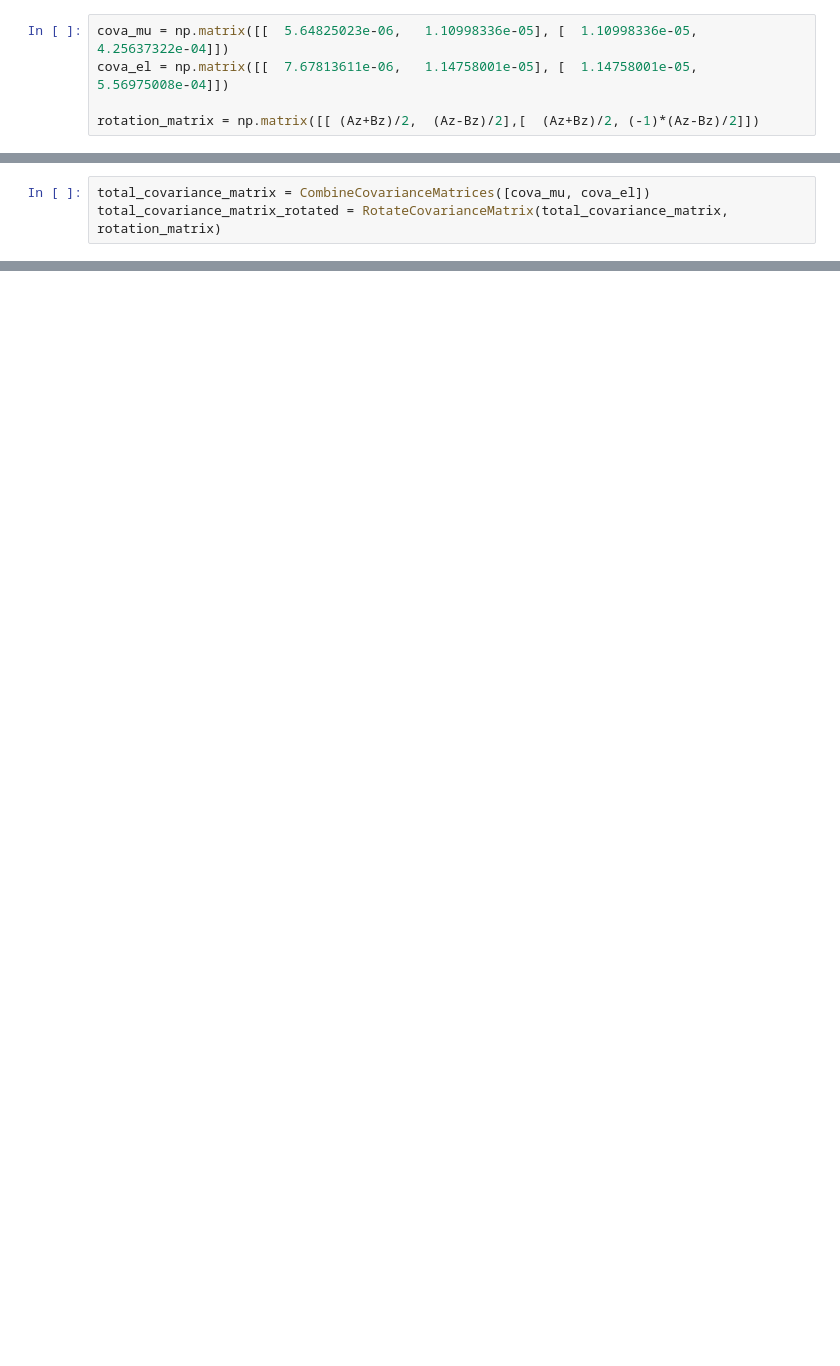
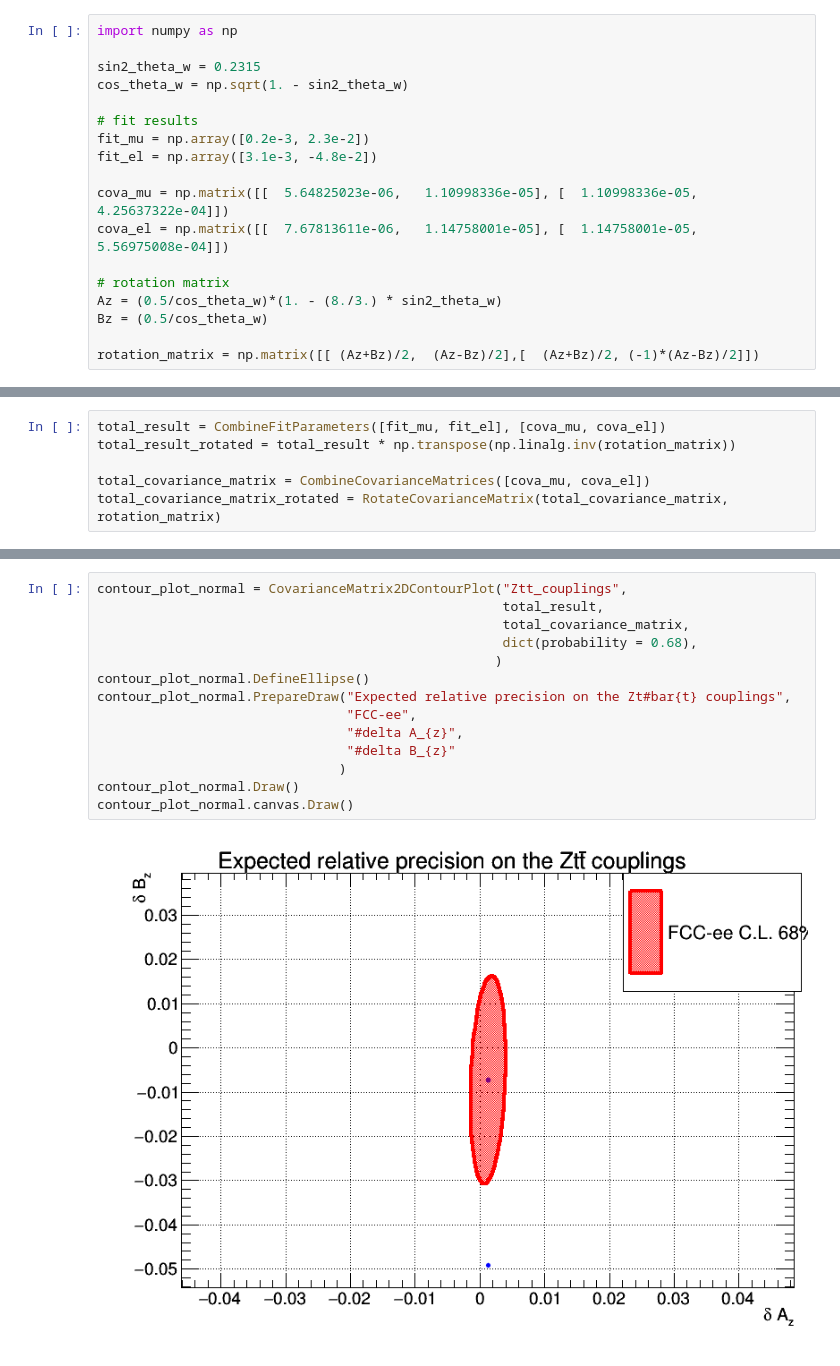
Before and after one commit to fblekman/Top-Mass-Measurement-FCC-ee, a Jupyter notebook: ttbar_analysis/plot_script/Covariance Matrix plot.ipynb, the cells around one changed output, grey strips where cells are left out. Drawn from its saved outputs; the diff is of its cells as text; blank space fills up the shorter version.

```diff
--- a/ttbar_analysis/plot_script/Covariance Matrix plot.ipynb
+++ b/ttbar_analysis/plot_script/Covariance Matrix plot.ipynb
@@ -77,5 +8,18 @@ Az, Bz = 0.218257261502 0.570358697305
 # %%
+import numpy as np
+
+sin2_theta_w = 0.2315
+cos_theta_w = np.sqrt(1. - sin2_theta_w)
+
+# fit results
+fit_mu = np.array([0.2e-3, 2.3e-2])
+fit_el = np.array([3.1e-3, -4.8e-2])
+
 cova_mu = np.matrix([[  5.64825023e-06,   1.10998336e-05], [  1.10998336e-05,   4.25637322e-04]])
 cova_el = np.matrix([[  7.67813611e-06,   1.14758001e-05], [  1.14758001e-05,   5.56975008e-04]])
 
+# rotation matrix
+Az = (0.5/cos_theta_w)*(1. - (8./3.) * sin2_theta_w)
+Bz = (0.5/cos_theta_w)
+
 rotation_matrix = np.matrix([[ (Az+Bz)/2,  (Az-Bz)/2],[  (Az+Bz)/2, (-1)*(Az-Bz)/2]])
@@ -82,3 +66,6 @@ rotation_matrix = np.matrix([[ (Az+Bz)/2,  (Az-Bz)/2],[  (Az+Bz)/2, (-1)*(Az-Bz)
 # %%
+total_result = CombineFitParameters([fit_mu, fit_el], [cova_mu, cova_el])
+total_result_rotated = total_result * np.transpose(np.linalg.inv(rotation_matrix))
+
 total_covariance_matrix = CombineCovarianceMatrices([cova_mu, cova_el])
 total_covariance_matrix_rotated = RotateCovarianceMatrix(total_covariance_matrix, rotation_matrix)
@@ -84,0 +98,16 @@ total_covariance_matrix_rotated = RotateCovarianceMatrix(total_covariance_matrix
+# %%
+contour_plot_normal = CovarianceMatrix2DContourPlot("Ztt_couplings",
+                                                    total_result,
+                                                    total_covariance_matrix,
+                                                    dict(probability = 0.68),
+                                                   )
+contour_plot_normal.DefineEllipse()
+contour_plot_normal.PrepareDraw("Expected relative precision on the Zt#bar{t} couplings",
+                                "FCC-ee",
+                                "#delta A_{z}",
+                                "#delta B_{z}"
+                               )
+contour_plot_normal.Draw()
+contour_plot_normal.canvas.Draw()
+# %% [output]
+[figure, added]
```
Also changed, not shown: parts of 10 cells of this notebook, 18 other files.
